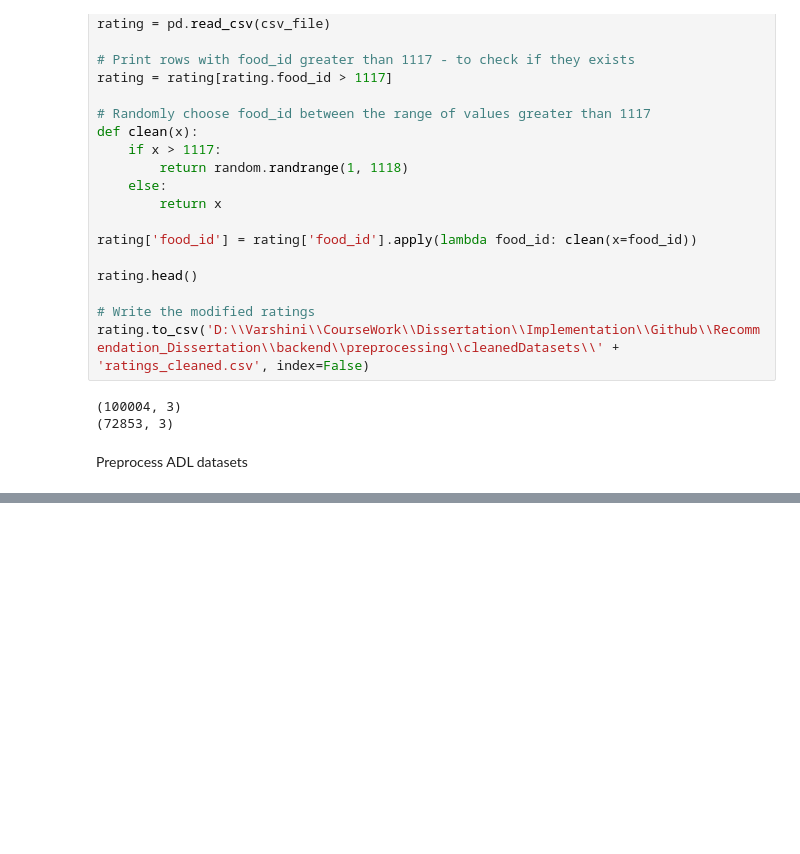
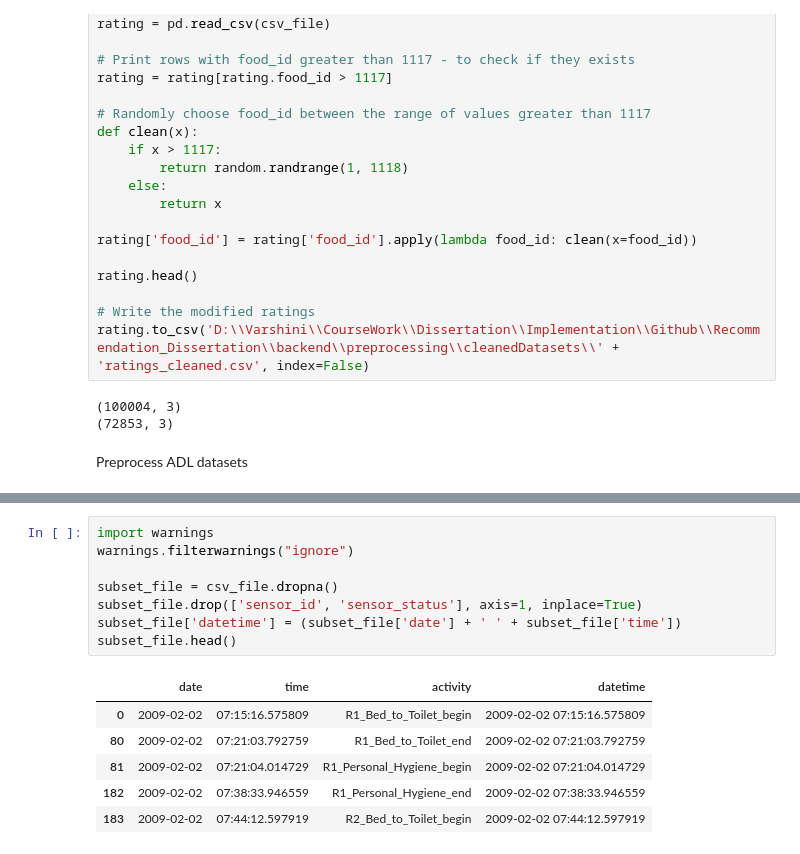
Before and after one commit to sureshvarshini/Recommendation_Dissertation, a Jupyter notebook: backend/preprocessing/csv_notebook.ipynb, the cells around one changed output, grey strips where cells are left out. Cells and saved outputs as stored; diff of their text form; blank space fills up the shorter version.

```diff
--- a/backend/preprocessing/csv_notebook.ipynb
+++ b/backend/preprocessing/csv_notebook.ipynb
@@ -105,0 +110,15 @@ NameError: name 'pd' is not defined
+# %%
+import warnings
+warnings.filterwarnings("ignore")
+
+subset_file = csv_file.dropna()
+subset_file.drop(['sensor_id', 'sensor_status'], axis=1, inplace=True)
+subset_file['datetime'] = (subset_file['date'] + ' ' + subset_file['time'])
+subset_file.head()
+# %% [output]
+|  | date | time | activity | datetime |
+| 0 | 2009-02-02 | 07:15:16.575809 | R1_Bed_to_Toilet_begin | 2009-02-02 07:15:16.575809 |
+| 80 | 2009-02-02 | 07:21:03.792759 | R1_Bed_to_Toilet_end | 2009-02-02 07:21:03.792759 |
+| 81 | 2009-02-02 | 07:21:04.014729 | R1_Personal_Hygiene_begin | 2009-02-02 07:21:04.014729 |
+| 182 | 2009-02-02 | 07:38:33.946559 | R1_Personal_Hygiene_end | 2009-02-02 07:38:33.946559 |
+| 183 | 2009-02-02 | 07:44:12.597919 | R2_Bed_to_Toilet_begin | 2009-02-02 07:44:12.597919 |
```
Also changed, not shown: parts of 10 cells of this notebook, 18 other files.
